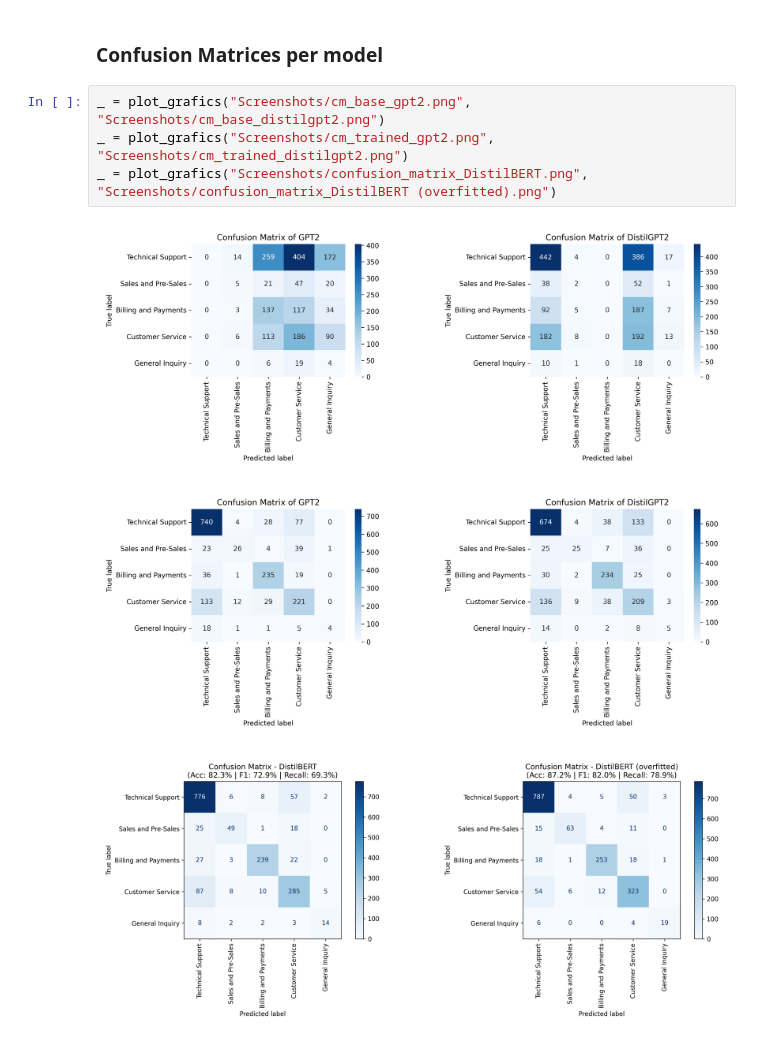
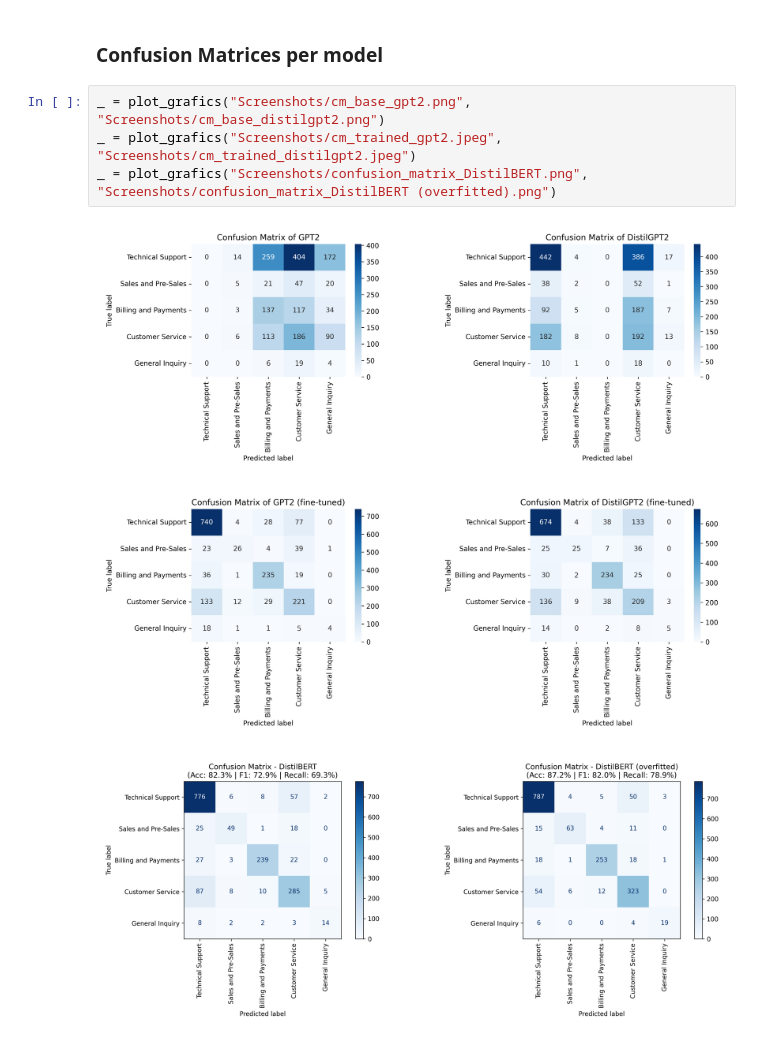
Before and after one commit to esthikalt/NLP_Project, a Jupyter notebook: notebook.ipynb, the cells around one changed output. Saved outputs shown, nothing was run; the diff lists cells and outputs as text.

```diff
--- a/notebook.ipynb
+++ b/notebook.ipynb
@@ -767,9 +767,9 @@ _ = show_results_table()
 ### Confusion Matrices per model
 # %%
 _ = plot_grafics("Screenshots/cm_base_gpt2.png", "Screenshots/cm_base_distilgpt2.png")
-_ = plot_grafics("Screenshots/cm_trained_gpt2.png", "Screenshots/cm_trained_distilgpt2.png")
+_ = plot_grafics("Screenshots/cm_trained_gpt2.jpeg", "Screenshots/cm_trained_distilgpt2.jpeg")
 _ = plot_grafics("Screenshots/confusion_matrix_DistilBERT.png", "Screenshots/confusion_matrix_DistilBERT (overfitted).png")
 # %% [output]
 [figure]
-[figure, old version]
+[figure, new version]
 [figure]
```
Also changed, not shown: parts of 1 cell of this notebook, 4 other files.
